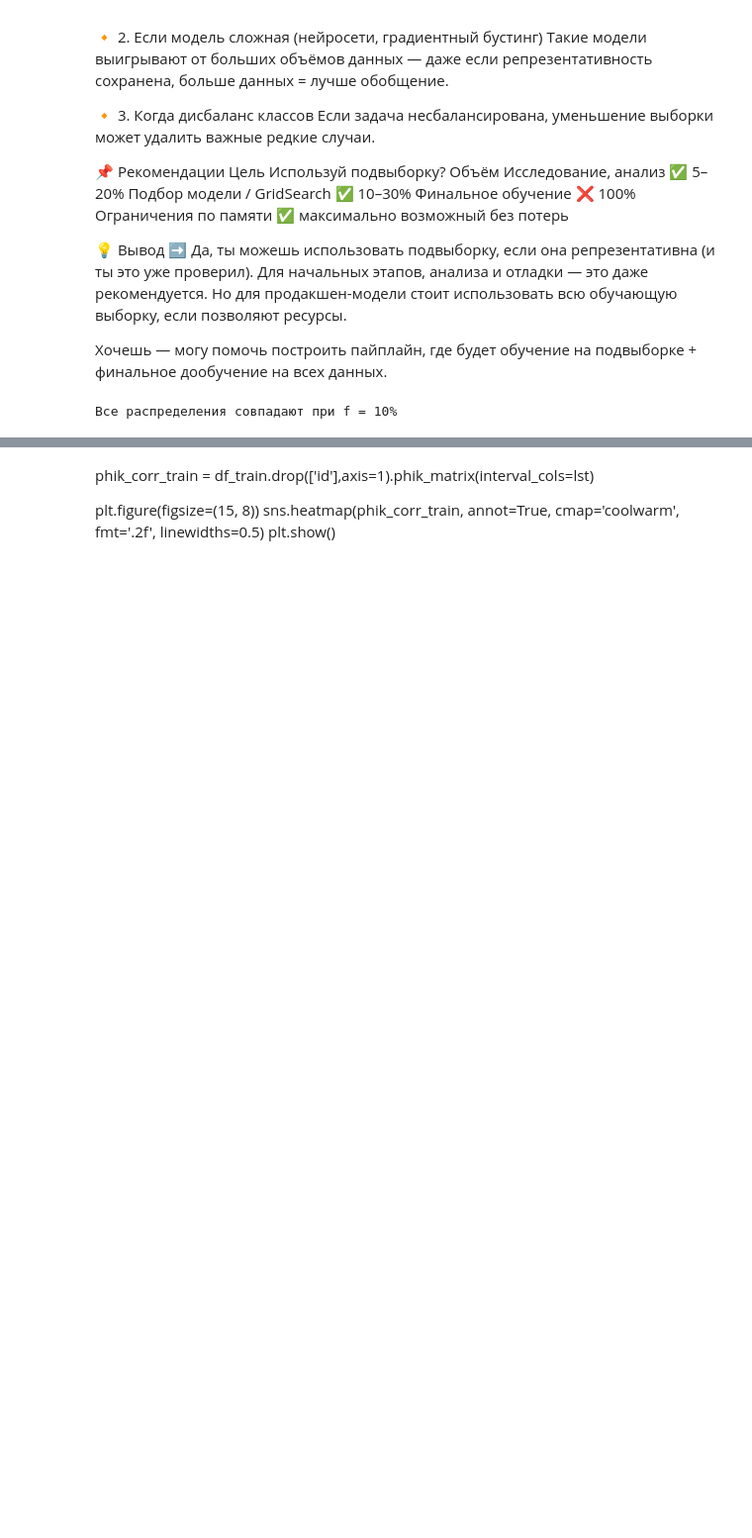
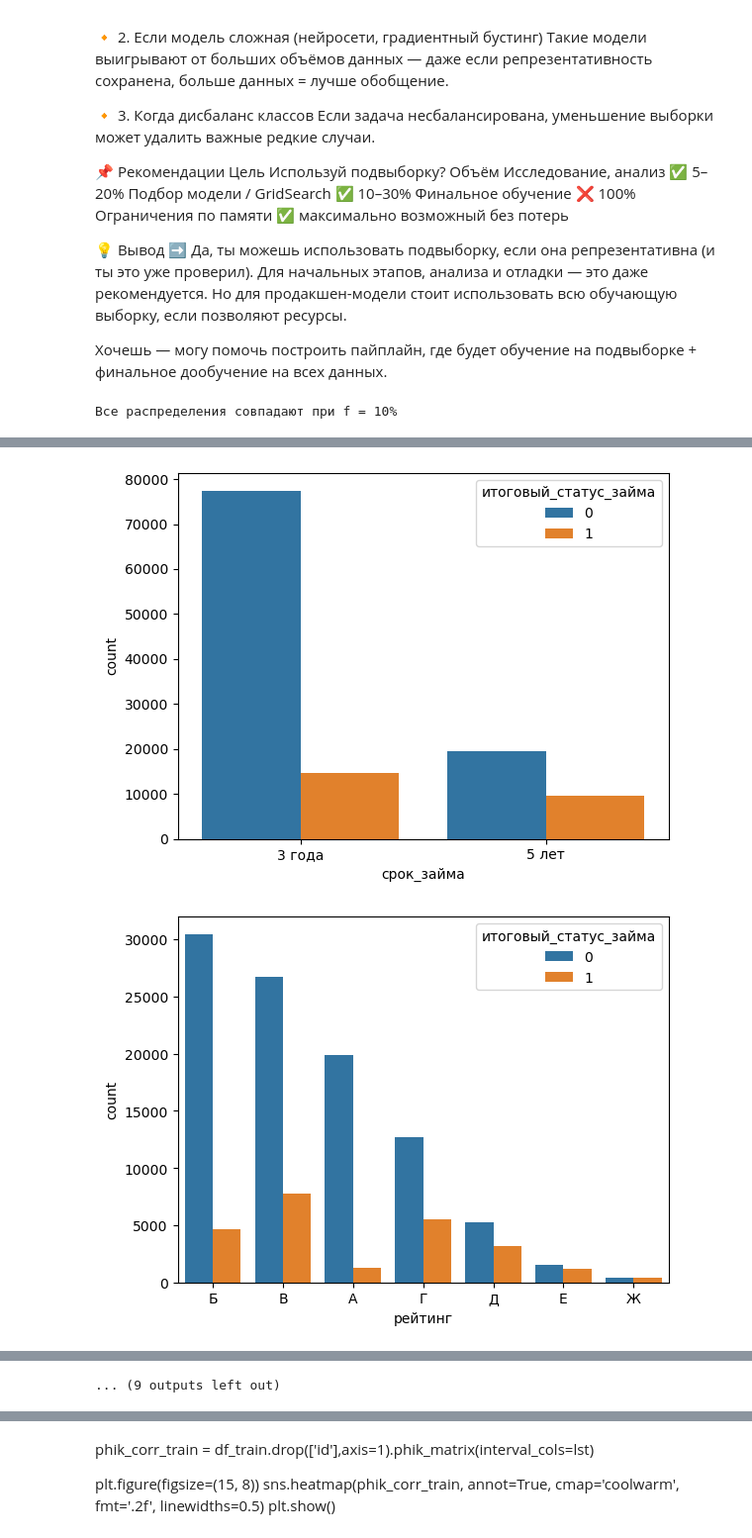
Before and after one commit to Mazay72/SCORING, a Jupyter notebook: scoring.ipynb, the cells around one changed output, grey strips where cells are left out. Shown at 99% size. Cells and saved outputs as stored; diff of their text form; code cells hidden in the pictures; blank space fills up the shorter version.

```diff
--- a/scoring.ipynb
+++ b/scoring.ipynb
@@ -329,0 +381,7 @@ def EDA_for_num(df: pd.DataFrame, num_cols: list):
+# %%
+for i in df_train_EDA[CAT_COLS]:
+    sns.countplot(data=df_train_EDA, hue='итоговый_статус_займа',x=i, order=df_train_EDA[i].value_counts().index)
+    plt.show()
+# %% [output]
+[figure, added]
+[figure, added]
@@ -330,3 +398,4 @@ def EDA_for_num(df: pd.DataFrame, num_cols: list):
+... (9 outputs left out)
 # %%
 EDA_for_num(df_train_EDA,NUM_COLS)
 # %% [output]
```
Also changed, not shown: parts of 15 cells of this notebook.
